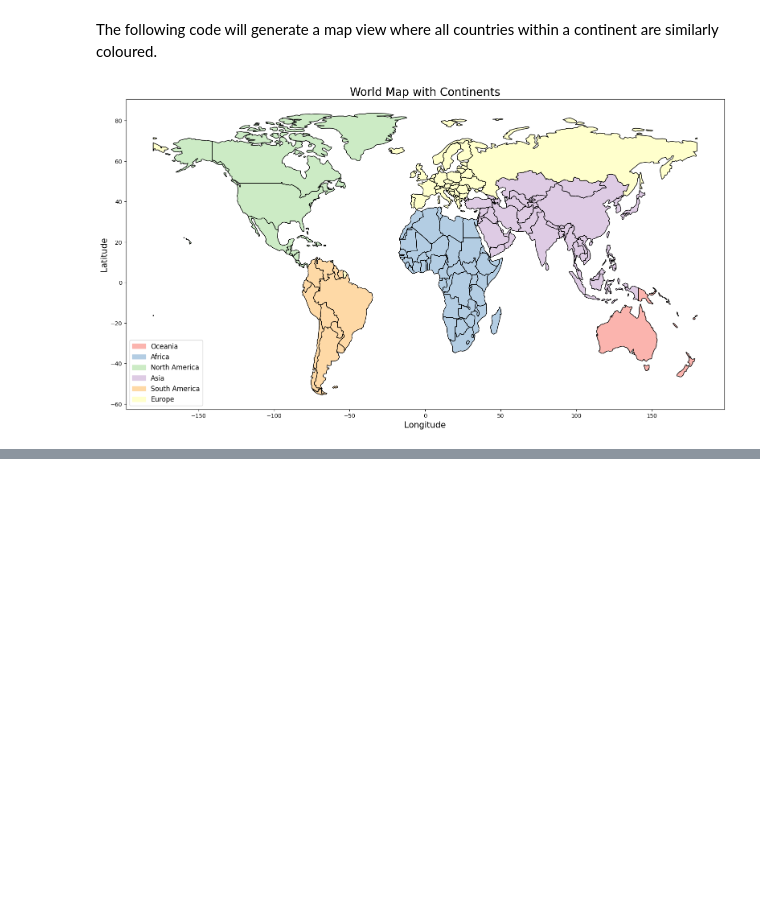
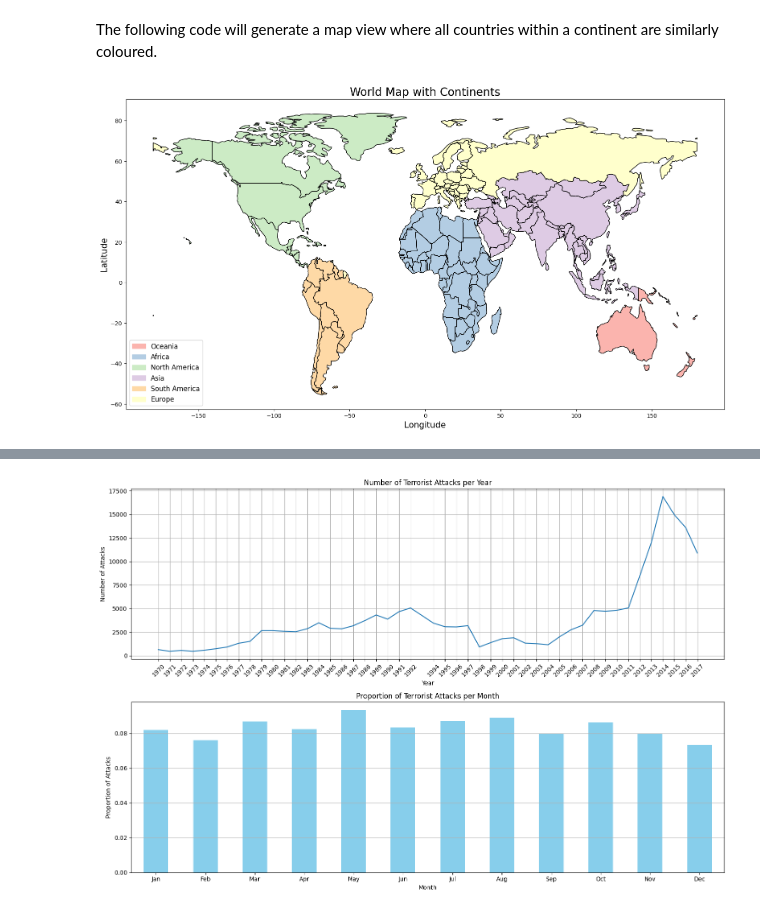
Before and after one commit to Defalt0402/geopandas-terrorism-statistics, a Jupyter notebook: main.ipynb, the cells around one changed output, grey strips where cells are left out. Cells and saved outputs as stored; diff of their text form; code cells hidden in the pictures; blank space fills up the shorter version.

Commit message:
Added time series plot for years and month. Plot average per year per country on map. Removed countries from terrorDf that dont exist in world

```diff
--- a/main.ipynb
+++ b/main.ipynb
@@ -124,0 +148,4 @@ plt.show()
+# %%
+terrorDf = pd.read_csv("datasets/globalterrorismdb_0718dist.csv", encoding="ISO-8859-1")
+
+terrorDf.head()
@@ -124,0 +160,74 @@ plt.show()
+# %%
+# Get the number of attacks per year
+attacks = terrorDf["iyear"].value_counts().sort_index()
+
+# Define overall figure
+plt.figure(figsize=(15, 10))
+
+# Create plot for attacks per year
+# Create a subplot for the attacks per year
+plt.subplot(2, 1, 1)
+attacks.plot(
+    figsize=(15, 10),
+    kind="line",
+)
+
+# Set the title and labels for the plot
+plt.title("Number of Terrorist Attacks per Year")
+plt.xlabel("Year")
+plt.ylabel("Number of Attacks")
+
+# Add x label for each year
+plt.xticks(attacks.index, rotation=45)
+
+# Show the plot
+plt.grid(True)
+
+
+# Create plot for average proportion of attacks per month
+# Get all data for valid months (1 - 12, ignores 0)
+validMonths = terrorDf[terrorDf["imonth"].between(1, 12)]
+
+# Get counts for all months, group by year then month
+monthCounts = validMonths.groupby(["iyear", "imonth"]).size()
+
+# Create a new table with year as index, month as column
+monthTable = monthCounts.unstack(fill_value=0)
+
+# Get average per month
+# Sum month counts for a year, divide each months value by total
+monthProportions = monthTable.div(monthTable.sum(axis=1), axis=0)
+# Average each month over all years
+averageMonthProportions = monthProportions.mean().sort_index()
+
+# Create a subplot for the attacks per month
+plt.subplot(2, 1, 2)
+averageMonthProportions.plot(
+    kind="bar",
+    color="skyblue"
+)
+
+# Set the title and labels for the plot
+plt.title("Proportion of Terrorist Attacks per Month")
+plt.xlabel("Month")
+plt.ylabel("Proportion of Attacks")
+
+# Give each month the correct label
+plt.xticks(
+    ticks=range(12),
+    rotation=0,
+    labels= [
+        "Jan", "Feb", "Mar",
+        "Apr", "May", "Jun",
+        "Jul", "Aug", "Sep",
+        "Oct", "Nov", "Dec"
+    ]
+)
+
+plt.grid(True, axis="y")
+
+# Show the plot
+plt.tight_layout()
+plt.show()
+# %% [output]
+[figure, added]
```
Also changed, not shown: parts of 6 cells of this notebook, 1 other file.
